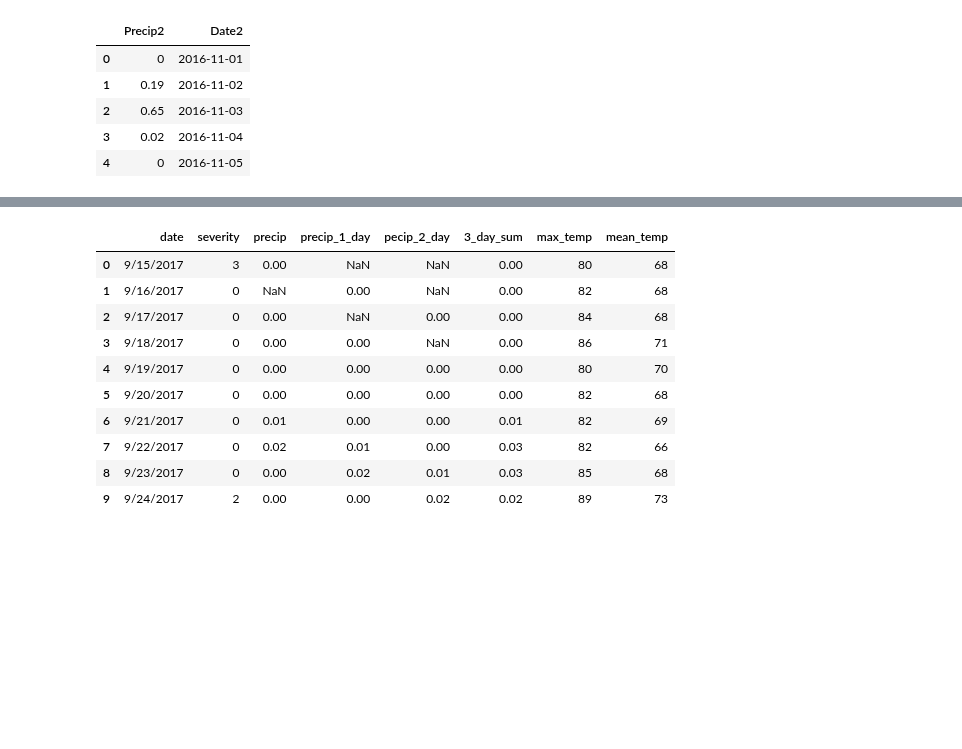
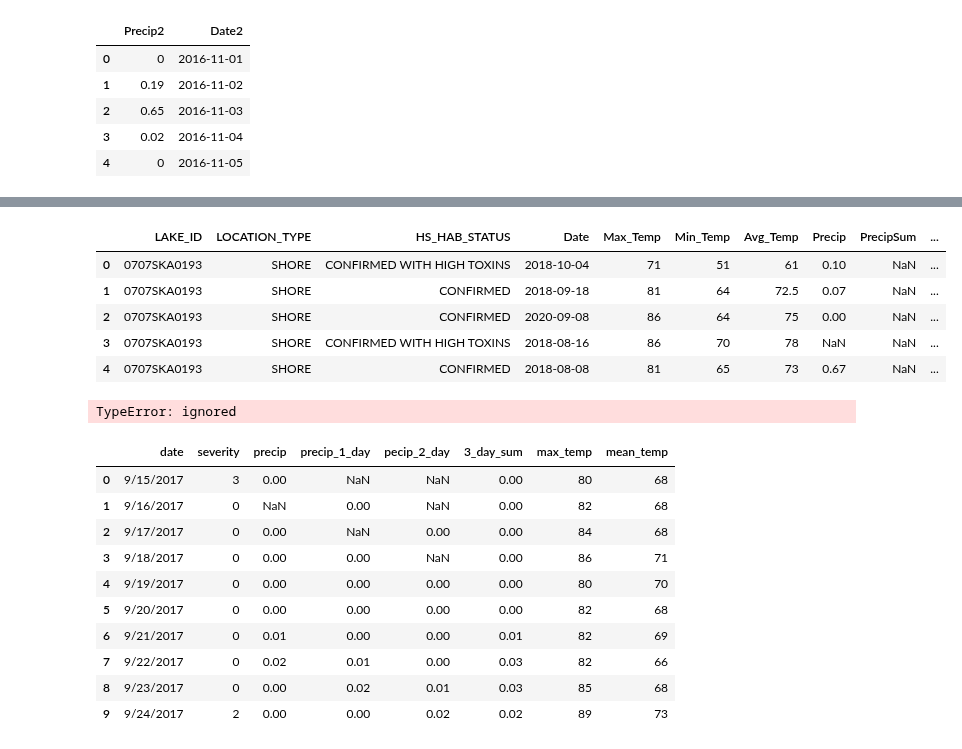
Before and after one commit to ChrisHarvey21/HABs, a Jupyter notebook: HABs.ipynb, the cells around one changed output, grey strips where cells are left out. Cells and saved outputs as stored; diff of their text form; code cells hidden in the pictures; blank space fills up the shorter version.

```diff
--- a/HABs.ipynb
+++ b/HABs.ipynb
@@ -286,3 +293,20 @@ merge.head()
+# %%
+merge2[['Precip', 'Precip1' , 'Precip2']]  = merge2[['Precip','Precip1','Precip2']].apply(pd.to_numeric)
+merge2.head()
+# %% [output]
+|  | LAKE_ID | LOCATION_TYPE | HS_HAB_STATUS | Date | Max_Temp | Min_Temp | Avg_Temp | Precip | PrecipSum | ... |
+| 0 | 0707SKA0193 | SHORE | CONFIRMED WITH HIGH TOXINS | 2018-10-04 | 71 | 51 | 61 | 0.10 | NaN | ... |
+| 1 | 0707SKA0193 | SHORE | CONFIRMED | 2018-09-18 | 81 | 64 | 72.5 | 0.07 | NaN | ... |
+| 2 | 0707SKA0193 | SHORE | CONFIRMED | 2020-09-08 | 86 | 64 | 75 | 0.00 | NaN | ... |
+| 3 | 0707SKA0193 | SHORE | CONFIRMED WITH HIGH TOXINS | 2018-08-16 | 86 | 70 | 78 | NaN | NaN | ... |
+| 4 | 0707SKA0193 | SHORE | CONFIRMED | 2018-08-08 | 81 | 65 | 73 | 0.67 | NaN | ... |
+# %%
+#Create 3 day sum of precipitation
+col_list= list(merge2)
+col_list.remove('LAKE_ID', 'LOCATION_TYPE', 'HS_HAB_STATUS' , 'Date','Max_Temp','Min_Temp','Avg_Temp','PrecipSum','severity')
+col_list
+# %% [output]
+TypeError: ignored
 # %%
 #Create subset of habs called mylist
 my_list = ["date", "severity", "precip", "precip_1_day" , "pecip_2_day", "3_day_sum", "max_temp", "mean_temp"]
```
Also changed, not shown: parts of 3 cells of this notebook.
